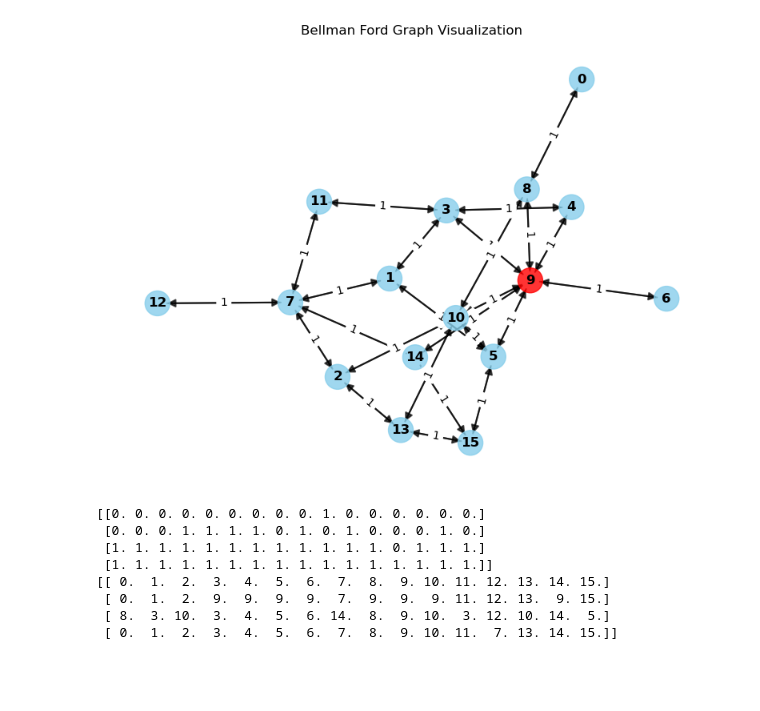
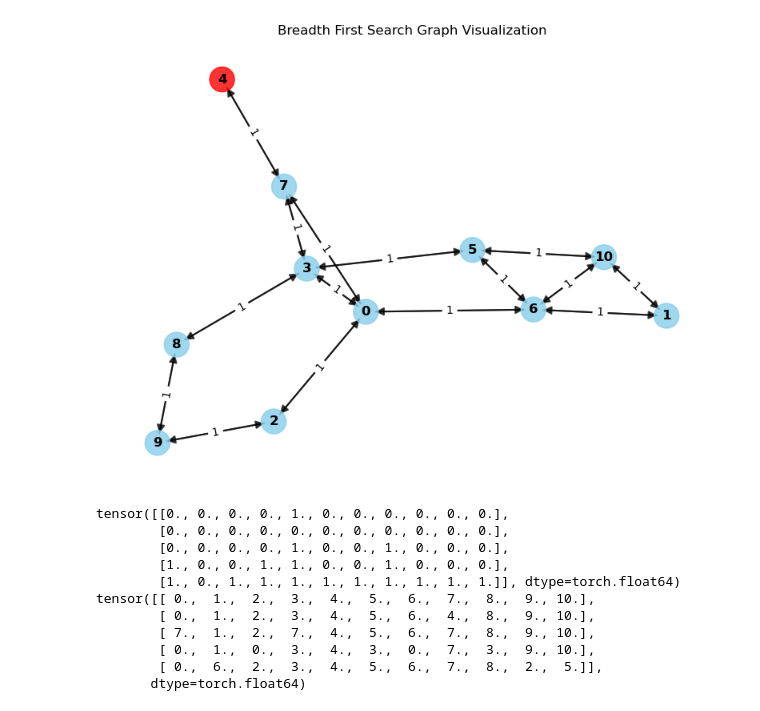
Before and after one commit to douavocado/L65_NAR, a Jupyter notebook: CreateDataset.ipynb, the cells around one changed output. Drawn from its saved outputs; the diff is of its cells as text; code cells hidden in the pictures; blank space fills up the shorter version.

Commit message:
fixed bugs in create_dataset.py

```diff
--- a/CreateDataset.ipynb
+++ b/CreateDataset.ipynb
@@ -197,22 +63,25 @@ for length_idx, length in enumerate(LENGTHS):
 # %%
 from interp.visualisation import visualize_graph
 import matplotlib.pyplot as plt
 import random
 
-random_idx = random.randint(0, len(data)-1)
-datapoint = data[random_idx]
+random_idx = random.randint(0, len(train_dataset)-1)
+datapoint = train_dataset[random_idx]
 # Example usage
-fig, ax = visualize_graph(datapoint['bfs'], title="Bellman Ford Graph Visualization")
+fig, ax = visualize_graph(datapoint['bfs'], title="Breadth First Search Graph Visualization")
 plt.show()
 print(datapoint['bfs']['upd_d'])
 print(datapoint['bfs']['upd_pi'])
 # %% [output]
-[figure, old version]
+[figure, new version]
-[[0. 0. 0. 0. 0. 0. 0. 0. 0. 1. 0. 0. 0. 0. 0. 0.]
- [0. 0. 0. 1. 1. 1. 1. 0. 1. 0. 1. 0. 0. 0. 1. 0.]
- [1. 1. 1. 1. 1. 1. 1. 1. 1. 1. 1. 1. 0. 1. 1. 1.]
- [1. 1. 1. 1. 1. 1. 1. 1. 1. 1. 1. 1. 1. 1. 1. 1.]]
-[[ 0.  1.  2.  3.  4.  5.  6.  7.  8.  9. 10. 11. 12. 13. 14. 15.]
- [ 0.  1.  2.  9.  9.  9.  9.  7.  9.  9.  9. 11. 12. 13.  9. 15.]
- [ 8.  3. 10.  3.  4.  5.  6. 14.  8.  9. 10.  3. 12. 10. 14.  5.]
- [ 0.  1.  2.  3.  4.  5.  6.  7.  8.  9. 10. 11.  7. 13. 14. 15.]]
+tensor([[0., 0., 0., 0., 1., 0., 0., 0., 0., 0., 0.],
+        [0., 0., 0., 0., 0., 0., 0., 0., 0., 0., 0.],
+        [0., 0., 0., 0., 1., 0., 0., 1., 0., 0., 0.],
+        [1., 0., 0., 1., 1., 0., 0., 1., 0., 0., 0.],
+        [1., 0., 1., 1., 1., 1., 1., 1., 1., 1., 1.]], dtype=torch.float64)
+tensor([[ 0.,  1.,  2.,  3.,  4.,  5.,  6.,  7.,  8.,  9., 10.],
+        [ 0.,  1.,  2.,  3.,  4.,  5.,  6.,  4.,  8.,  9., 10.],
+        [ 7.,  1.,  2.,  7.,  4.,  5.,  6.,  7.,  8.,  9., 10.],
+        [ 0.,  1.,  0.,  3.,  4.,  3.,  0.,  7.,  3.,  9., 10.],
+        [ 0.,  6.,  2.,  3.,  4.,  5.,  6.,  7.,  8.,  2.,  5.]],
+       dtype=torch.float64)
```
Also changed, not shown: parts of 21 cells of this notebook, 3 other files.
